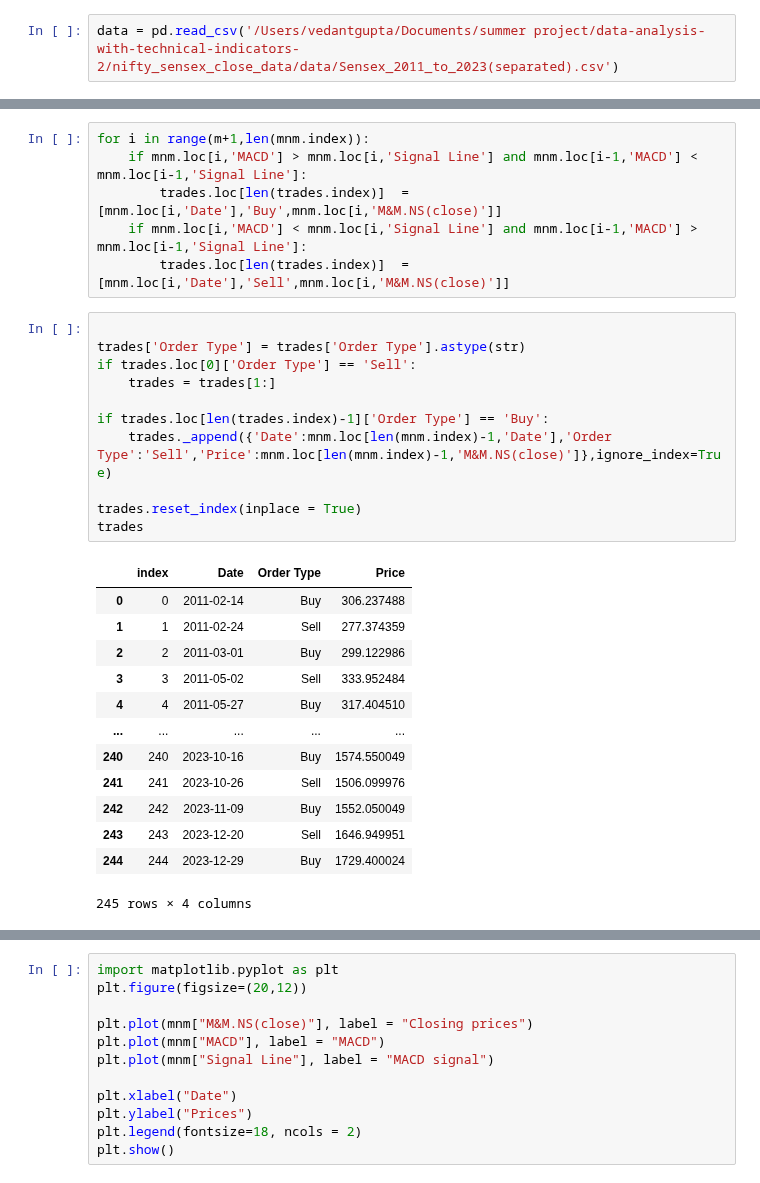
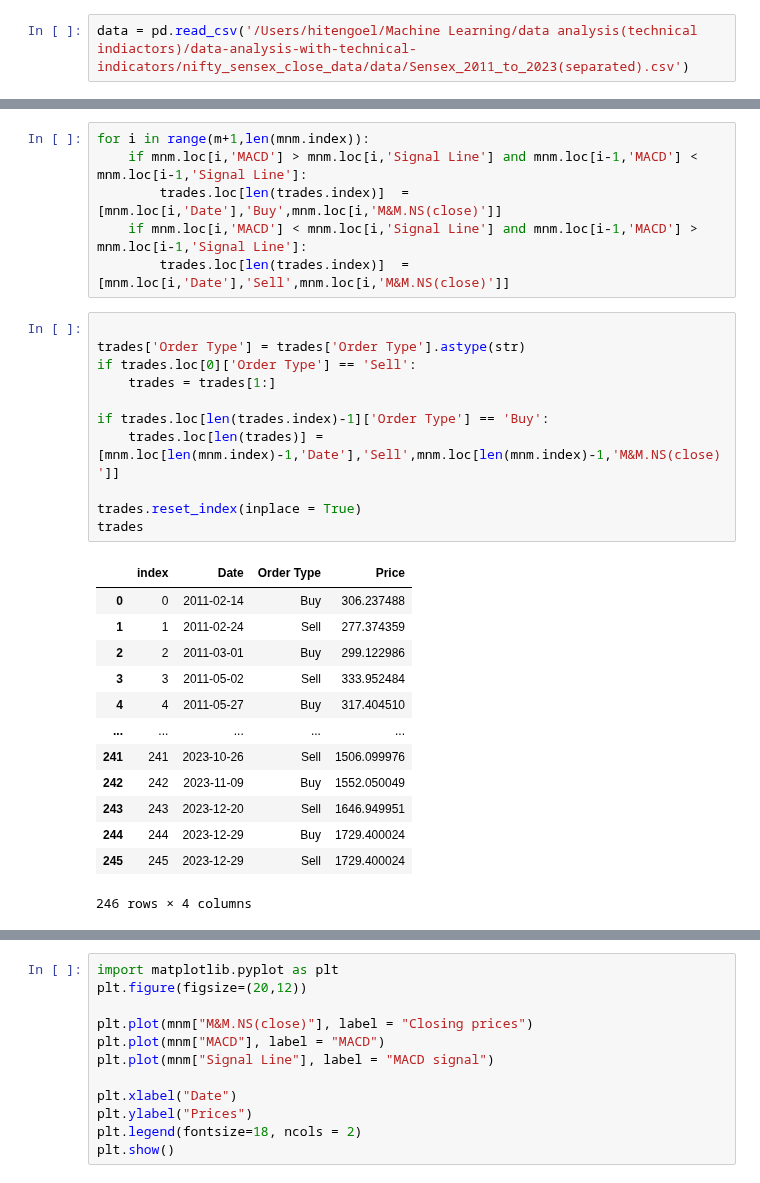
Before and after one commit to vedant2423/data-analysis-with-technical-indicators, a Jupyter notebook: Technical_indicators/macd_m&m.ipynb, the cells around one changed output, grey strips where cells are left out. Drawn from its saved outputs; the diff is of its cells as text.

```diff
--- a/Technical_indicators/macd_m&m.ipynb
+++ b/Technical_indicators/macd_m&m.ipynb
@@ -1,7 +1,7 @@
 # %%
 import pandas as pd
 # %%
-data = pd.read_csv('/Users/vedantgupta/Documents/summer project/data-analysis-with-technical-indicators-2/nifty_sensex_close_data/data/Sensex_2011_to_2023(separated).csv')
+data = pd.read_csv('/Users/hitengoel/Machine Learning/data analysis(technical indiactors)/data-analysis-with-technical-indicators/nifty_sensex_close_data/data/Sensex_2011_to_2023(separated).csv')
 # %%
 mnm = data[['Date','M&M.NS(close)']]
 mnm
@@ -88,28 +88,28 @@ for i in range(m+1,len(mnm.index)):
 # %%
 
 trades['Order Type'] = trades['Order Type'].astype(str)
 if trades.loc[0]['Order Type'] == 'Sell':
     trades = trades[1:]
 
 if trades.loc[len(trades.index)-1]['Order Type'] == 'Buy':
-    trades._append({'Date':mnm.loc[len(mnm.index)-1,'Date'],'Order Type':'Sell','Price':mnm.loc[len(mnm.index)-1,'M&M.NS(close)']},ignore_index=True)
+    trades.loc[len(trades)] = [mnm.loc[len(mnm.index)-1,'Date'],'Sell',mnm.loc[len(mnm.index)-1,'M&M.NS(close)']]
 
 trades.reset_index(inplace = True)
 trades
 # %% [output]
 |  | index | Date | Order Type | Price |
 | 0 | 0 | 2011-02-14 | Buy | 306.237488 |
 | 1 | 1 | 2011-02-24 | Sell | 277.374359 |
 | 2 | 2 | 2011-03-01 | Buy | 299.122986 |
 | 3 | 3 | 2011-05-02 | Sell | 333.952484 |
 | 4 | 4 | 2011-05-27 | Buy | 317.404510 |
 | ... | ... | ... | ... | ... |
-| 240 | 240 | 2023-10-16 | Buy | 1574.550049 |
 | 241 | 241 | 2023-10-26 | Sell | 1506.099976 |
 | 242 | 242 | 2023-11-09 | Buy | 1552.050049 |
 | 243 | 243 | 2023-12-20 | Sell | 1646.949951 |
 | 244 | 244 | 2023-12-29 | Buy | 1729.400024 |
+| 245 | 245 | 2023-12-29 | Sell | 1729.400024 |
-245 rows × 4 columns
+246 rows × 4 columns
 # %%
 with pd.option_context('display.max_rows', None, 'display.max_columns', None):
     print(trades)
```
Also changed, not shown: parts of 3 cells of this notebook, 2 other files.
